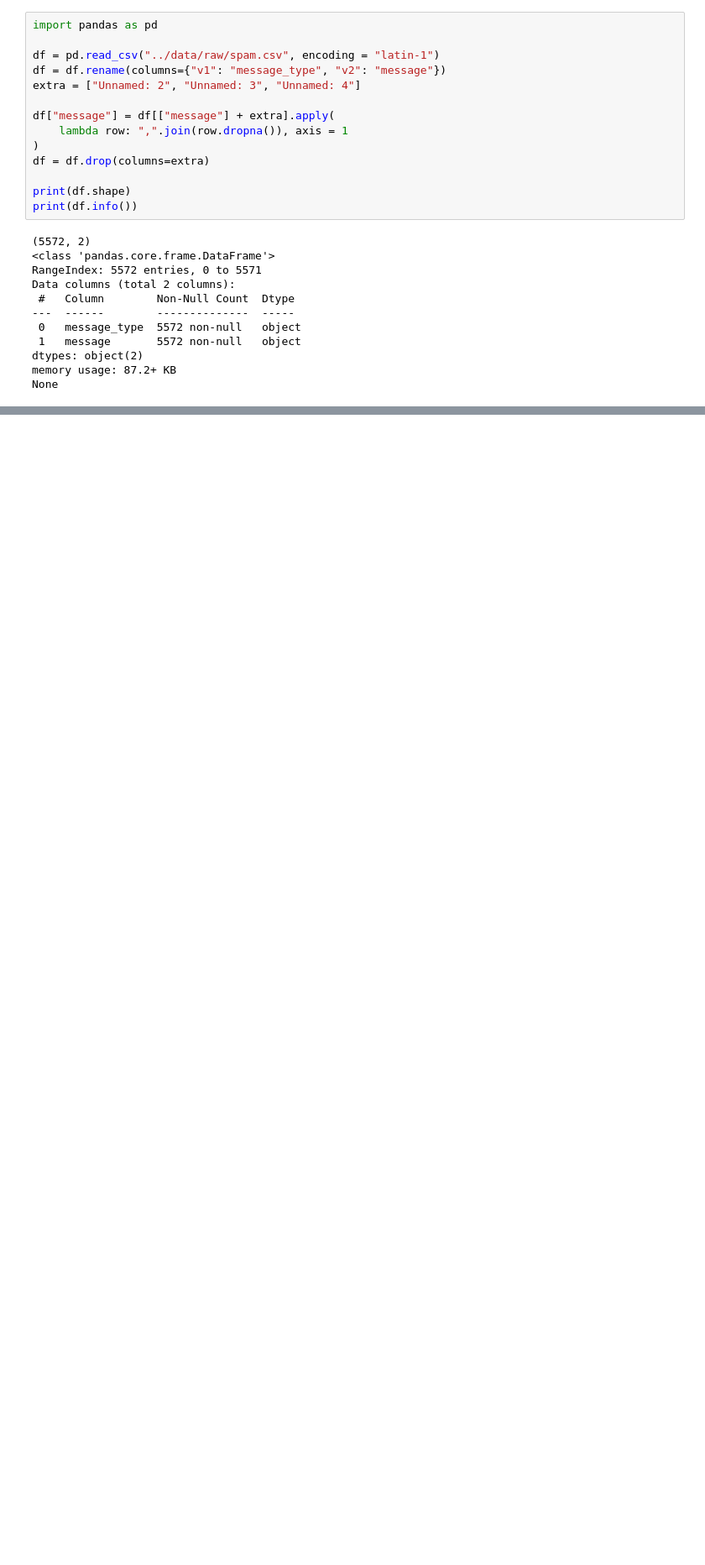
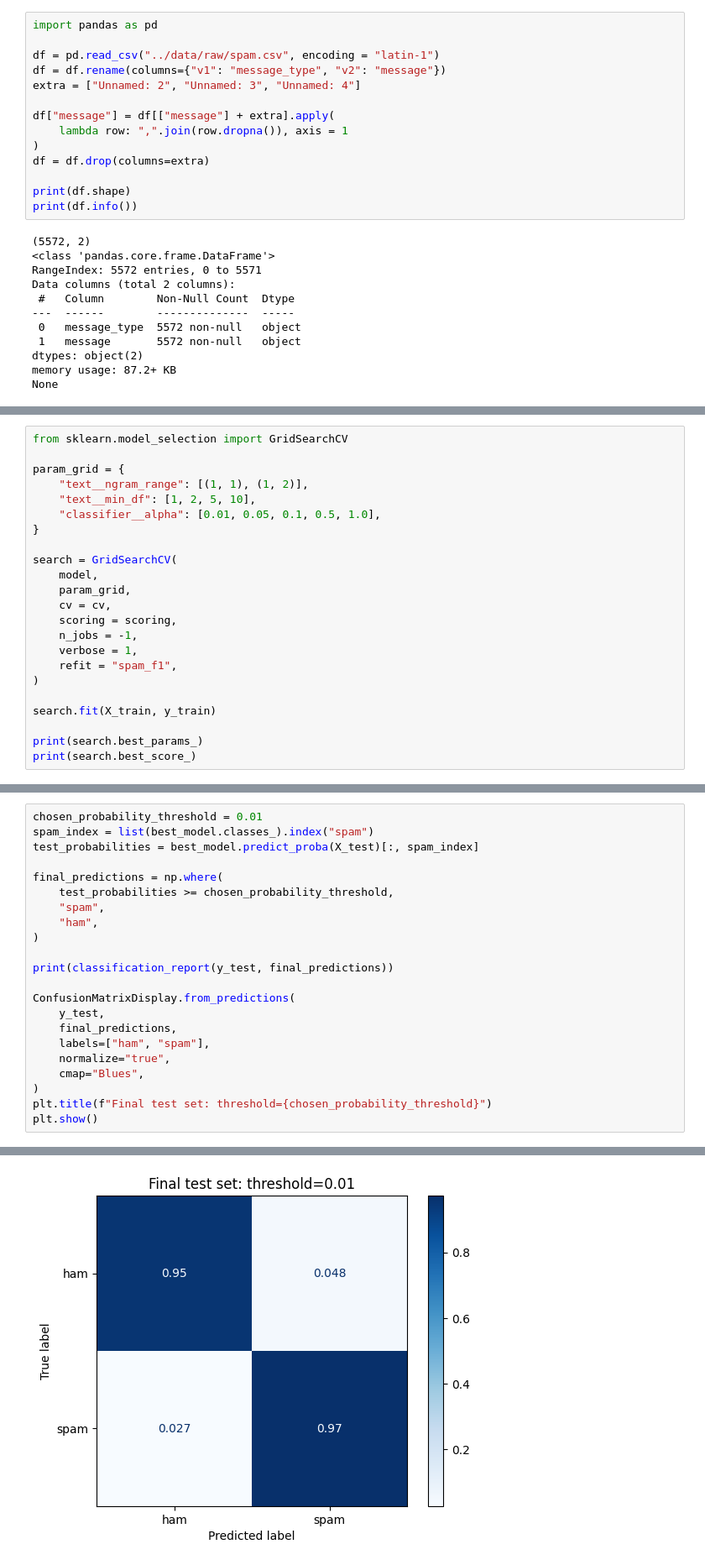
Before and after one commit to min-chipchip/spam-detection-app, a Jupyter notebook: notebooks/02_sklearn.ipynb, the cells around one changed output, grey strips where cells are left out. Shown at 84% size. Cells and saved outputs as stored; diff of their text form; blank space fills up the shorter version.

```diff
--- a/notebooks/02_sklearn.ipynb
+++ b/notebooks/02_sklearn.ipynb
@@ -57,0 +147,23 @@ weighted avg       0.96      0.96      0.96      1115
+# %%
+from sklearn.model_selection import GridSearchCV
+
+param_grid = {
+    "text__ngram_range": [(1, 1), (1, 2)],
+    "text__min_df": [1, 2, 5, 10],
+    "classifier__alpha": [0.01, 0.05, 0.1, 0.5, 1.0],
+}
+
+search = GridSearchCV(
+    model,
+    param_grid,
+    cv = cv,
+    scoring = scoring,
+    n_jobs = -1,
+    verbose = 1,
+    refit = "spam_f1",
+)
+
+search.fit(X_train, y_train)
+
+print(search.best_params_)
+print(search.best_score_)
@@ -57,0 +211,23 @@ weighted avg       0.96      0.96      0.96      1115
+# %%
+chosen_probability_threshold = 0.01
+spam_index = list(best_model.classes_).index("spam")
+test_probabilities = best_model.predict_proba(X_test)[:, spam_index]
+
+final_predictions = np.where(
+    test_probabilities >= chosen_probability_threshold,
+    "spam",
+    "ham",
+)
+
+print(classification_report(y_test, final_predictions))
+
+ConfusionMatrixDisplay.from_predictions(
+    y_test,
+    final_predictions,
+    labels=["ham", "spam"],
+    normalize="true",
+    cmap="Blues",
+)
+plt.title(f"Final test set: threshold={chosen_probability_threshold}")
+plt.show()
+# %% [output]
@@ -57,0 +243 @@ weighted avg       0.96      0.96      0.96      1115
+[figure, added]
```
Also changed, not shown: parts of 14 cells of this notebook.
